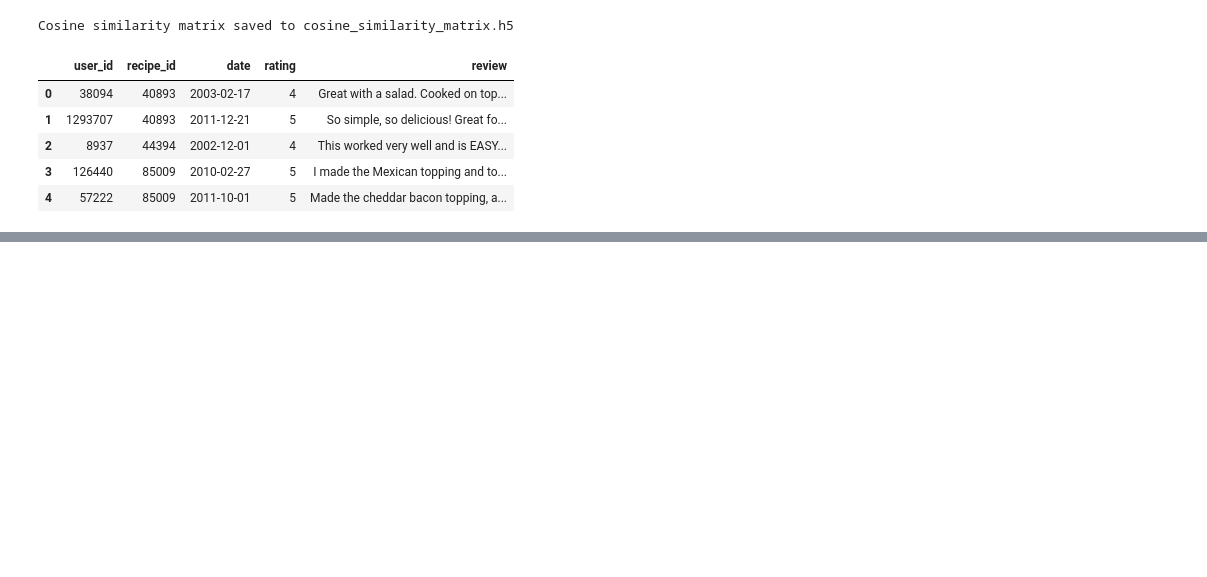
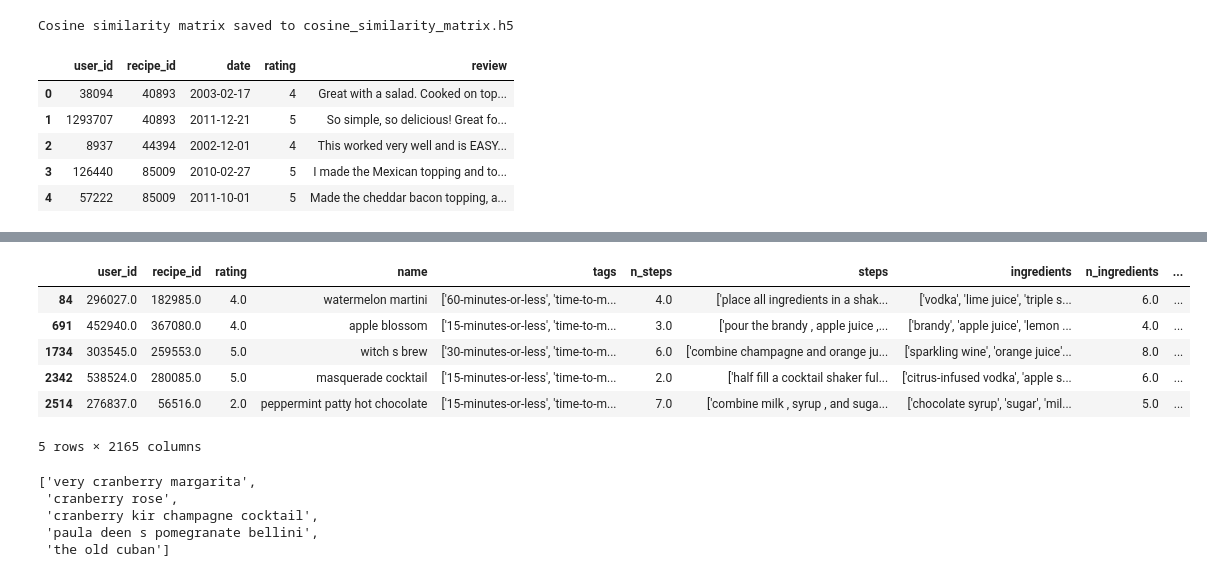
Before and after one commit to codyfp/mixomate-cocktail-recommender, a Jupyter notebook: modelGeneration/exp.ipynb, the cells around one changed output, grey strips where cells are left out. Cells and saved outputs as stored; diff of their text form; code cells hidden in the pictures; blank space fills up the shorter version.

Commit message:
Data and Model Reccomender Finished

```diff
--- a/modelGeneration/exp.ipynb
+++ b/modelGeneration/exp.ipynb
@@ -329,4 +310,3 @@ df_recipes = df_recipes.drop(columns=columns_to_drop)
 # %%
 combined_df = pd.merge(df_reviews, df_recipes, on='recipe_id', how='inner')
-
-combined_df.head()
+combined_df = combined_df.drop_duplicates(subset=['name'])
@@ -384,0 +363,22 @@ print(table)
+# %%
+
+# Only process if the first item in 'ingredients' column is a string
+if isinstance(combined_df['ingredients'].iloc[0], str):
+    # Remove [ and ]
+    combined_df['ingredients'] = combined_df['ingredients'].str.replace('[', '').str.replace(']', '')
+    # Splitting the ingredients string by commas
+    combined_df['ingredients'] = combined_df['ingredients'].str.split(',')
+
+if isinstance(combined_df['ingredients'].iloc[0], float):
+    combined_df['ingredients'] = combined_df['ingredients'].apply(lambda x: [item.strip() for item in x])
+
+
+combined_df.head()
+#ingredient_frequency = combined_df.explode('ingredients')['ingredients'].value_counts()
+#print(ingredient_frequency)
+
+combined_df = combined_df.loc[:,~combined_df.columns.duplicated(keep='first')]
+
+
+
+#ingredient_frequency.to_csv("ingredient_frequency.csv", index=False)
@@ -384,0 +399,27 @@ print(table)
+# %%
+# Instantiate the binarizer
+mlb = MultiLabelBinarizer()
+
+# Filtering out non-iterable items
+filtered_ingredients = [ingredients if isinstance(ingredients, (list, tuple)) else [] for ingredients in combined_df['ingredients']]
+
+# Apply MultiLabelBinarizer on the filtered data
+binary_matrix = mlb.fit_transform(filtered_ingredients)
+
+# Convert the binary matrix into a DataFrame for better visualization and manipulation
+df_binary = pd.DataFrame(binary_matrix, columns=mlb.classes_)
+
+
+combined_df = pd.concat([combined_df, df_binary], axis=1)
+
+
+
+combined_df.head()
+# %% [output]
+|  | user_id | recipe_id | rating | name | tags | n_steps | steps | ingredients | n_ingredients | ... |
+| 84 | 296027.0 | 182985.0 | 4.0 | watermelon martini | ['60-minutes-or-less', 'time-to-m... | 4.0 | ['place all ingredients in a shak... | ['vodka', 'lime juice', 'triple s... | 6.0 | ... |
+| 691 | 452940.0 | 367080.0 | 4.0 | apple blossom | ['15-minutes-or-less', 'time-to-m... | 3.0 | ['pour the brandy , apple juice ,... | ['brandy', 'apple juice', 'lemon ... | 4.0 | ... |
+| 1734 | 303545.0 | 259553.0 | 5.0 | witch s brew | ['30-minutes-or-less', 'time-to-m... | 6.0 | ['combine champagne and orange ju... | ['sparkling wine', 'orange juice'... | 8.0 | ... |
+| 2342 | 538524.0 | 280085.0 | 5.0 | masquerade cocktail | ['15-minutes-or-less', 'time-to-m... | 2.0 | ['half fill a cocktail shaker ful... | ['citrus-infused vodka', 'apple s... | 6.0 | ... |
+| 2514 | 276837.0 | 56516.0 | 2.0 | peppermint patty hot chocolate | ['15-minutes-or-less', 'time-to-m... | 7.0 | ['combine milk , syrup , and suga... | ['chocolate syrup', 'sugar', 'mil... | 5.0 | ... |
+5 rows × 2165 columns
@@ -384,0 +428,21 @@ print(table)
+# %%
+def get_similar_cocktails(cocktail_name, N=5):
+    # Fetch the index corresponding to the given cocktail name
+    cocktail_index = combined_df[combined_df['name'] == cocktail_name].index[0]
+
+    # Fetch and enumerate similarity scores for the given cocktail
+    similar_scores = list(enumerate(similarity_matrix[cocktail_index]))
+
+    # Sort the scores
+    sorted_similar_scores = sorted(similar_scores, key=lambda x: x[1], reverse=True)
+
+    # Return the top N cocktail names excluding the input cocktail itself
+    return [combined_df.iloc[i[0]]['name'] for i in sorted_similar_scores[1:N+1]]
+
+get_similar_cocktails("apple blossom")
+# %% [output]
+['very cranberry margarita',
+ 'cranberry rose',
+ 'cranberry kir champagne cocktail',
+ 'paula deen s pomegranate bellini',
+ 'the old cuban']
```
Also changed, not shown: parts of 11 cells of this notebook, 3 other files.
